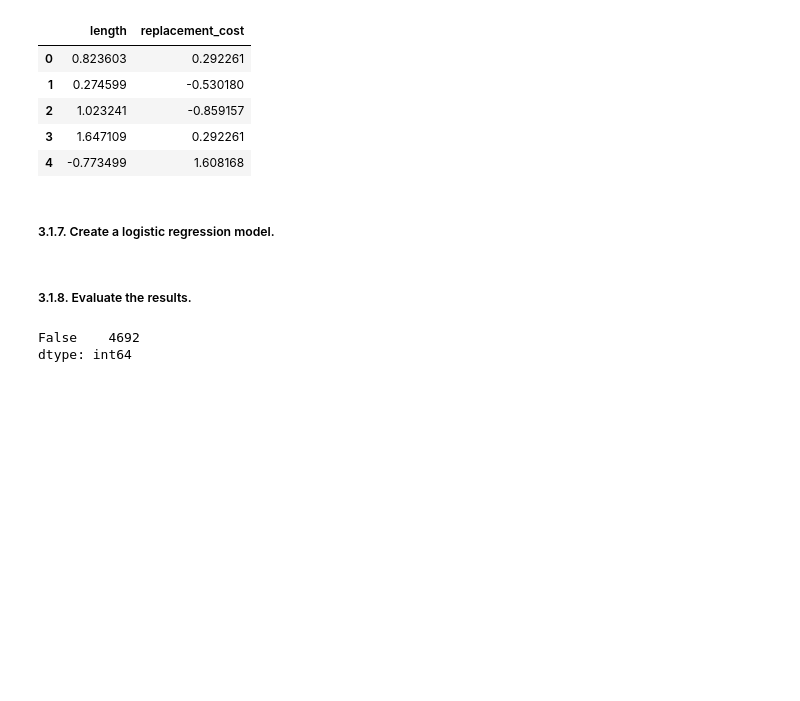
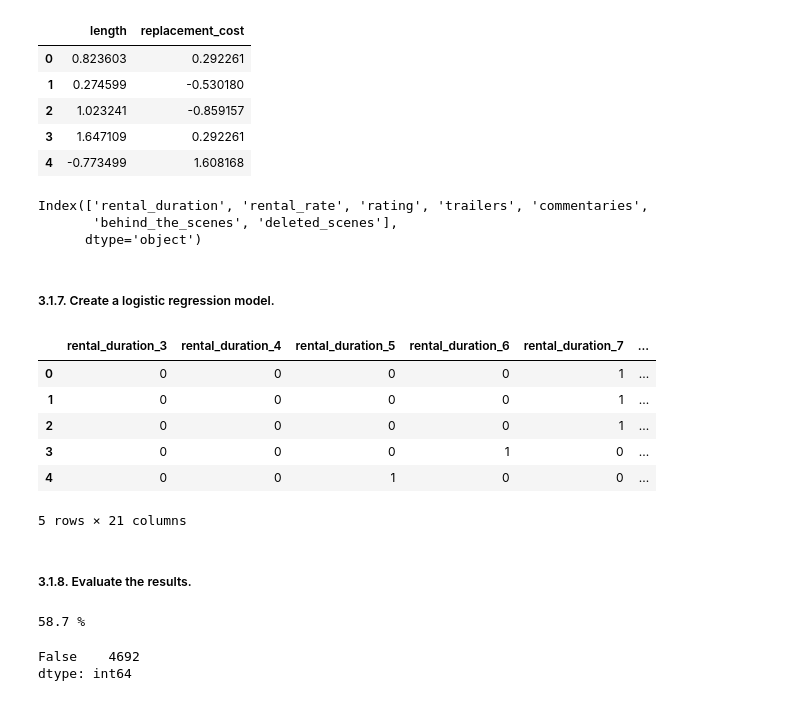
Before and after one commit to sabinagio/lab-predictions-logistic-regression, a Jupyter notebook: lab-predictions-logistic.ipynb, the cells around one changed output. Cells and saved outputs as stored; diff of their text form; code cells hidden in the pictures; blank space fills up the shorter version.

```diff
--- a/lab-predictions-logistic.ipynb
+++ b/lab-predictions-logistic.ipynb
@@ -328,12 +330,29 @@ x.head()
 # %%
 cat = data.select_dtypes(include=object)
 categorical = pd.get_dummies(cat, columns=cat.columns)
+# %%
+cat = data.select_dtypes(include=object)
+cat.columns
+# %% [output]
+Index(['rental_duration', 'rental_rate', 'rating', 'trailers', 'commentaries',
+       'behind_the_scenes', 'deleted_scenes'],
+      dtype='object')
 # %% [markdown]
 ##### 3.1.7. Create a logistic regression model.
 # %%
 # X-y split
 y = data['last_month_rental']
 X = np.concatenate((x, categorical), axis=1)
+# %%
+categorical.head()
+# %% [output]
+|  | rental_duration_3 | rental_duration_4 | rental_duration_5 | rental_duration_6 | rental_duration_7 | ... |
+| 0 | 0 | 0 | 0 | 0 | 1 | ... |
+| 1 | 0 | 0 | 0 | 0 | 1 | ... |
+| 2 | 0 | 0 | 0 | 0 | 1 | ... |
+| 3 | 0 | 0 | 0 | 1 | 0 | ... |
+| 4 | 0 | 0 | 1 | 0 | 0 | ... |
+5 rows × 21 columns
 # %%
 # Train-test split
 X_train, X_test, y_train, y_test = train_test_split(X, y, \
@@ -346,6 +365,11 @@ classification = LogisticRegression(random_state=0, multi_class='ovr').fit(X_tra
 predictions = classification.predict(X_test)
 # %% [markdown]
 ##### 3.1.8. Evaluate the results.
+# %%
+score = classification.score(X_test, y_test) * 100
+print(round(score, 2), "%")
+# %% [output]
+58.7 %
 # %%
 pd.Series(predictions).value_counts()
 # %% [output]
```
Also changed, not shown: parts of 11 cells of this notebook.
